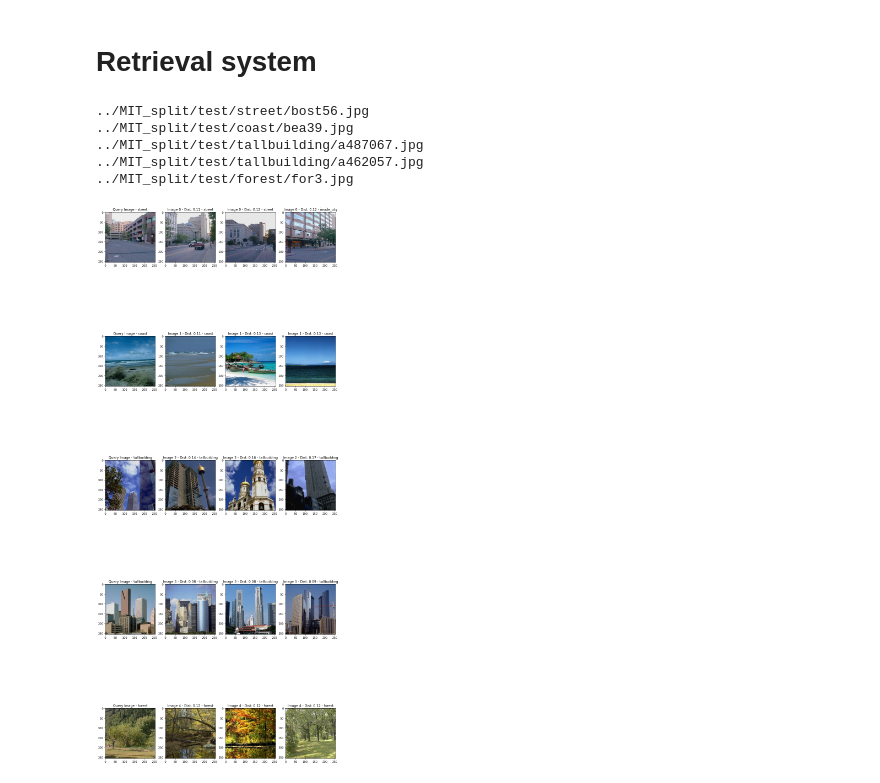
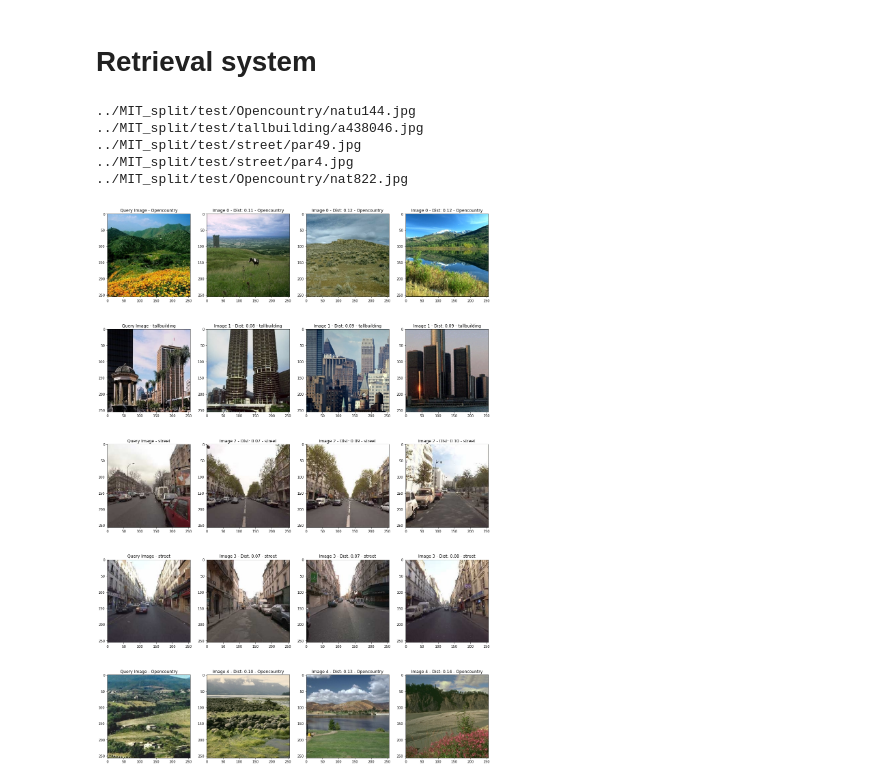
Before and after one commit to bersecke/MCV-2022-M5-Project, a Jupyter notebook: Week4/taskA.ipynb, the cells around one changed output. Cells and saved outputs as stored; diff of their text form; code cells hidden in the pictures.

```diff
--- a/Week4/taskA.ipynb
+++ b/Week4/taskA.ipynb
@@ -194,27 +219,27 @@ else:
        test_dicts = pickle.load(opf)
 # %%
 train_embs = [(f['path'],f['label'],f['emb']) for f in train_dicts]
-fig, axs = plt.subplots(5, 4, figsize=(15,40))
+fig, axs = plt.subplots(5, 4, figsize=(20,30))
 random.shuffle(test_dicts)
 for ind, elem in enumerate(test_dicts[:5]):
     print(elem['path'])
     im_query = cv2.cvtColor(cv2.imread(elem['path']), cv2.COLOR_BGR2RGB)
     axs[ind][0].imshow(im_query)
     axs[ind][0].set_title('Query Image - ' + elem['label'])
 
     results = getDistances(cv2.HISTCMP_BHATTACHARYYA, train_embs, elem['emb'])
     results = sorted([(v[1], v[0], k) for (k, v) in results.items()], reverse=False)
 
     for resInd, res in enumerate(results[:3]):
         im_aux = cv2.cvtColor(cv2.imread(res[2]), cv2.COLOR_BGR2RGB)
         axs[ind][resInd +1].imshow(im_aux)
         axs[ind][resInd +1].set_title(f'Image {ind} - Dist: {res[0]:.2f} - {res[1]}')
 
 plt.show()
 # %% [output]
-../MIT_split/test/street/bost56.jpg
-../MIT_split/test/coast/bea39.jpg
-../MIT_split/test/tallbuilding/a487067.jpg
-../MIT_split/test/tallbuilding/a462057.jpg
-../MIT_split/test/forest/for3.jpg
+../MIT_split/test/Opencountry/natu144.jpg
+../MIT_split/test/tallbuilding/a438046.jpg
+../MIT_split/test/street/par49.jpg
+../MIT_split/test/street/par4.jpg
+../MIT_split/test/Opencountry/nat822.jpg
-[figure, old version]
+[figure, new version]
```
Also changed, not shown: parts of 11 cells of this notebook.
